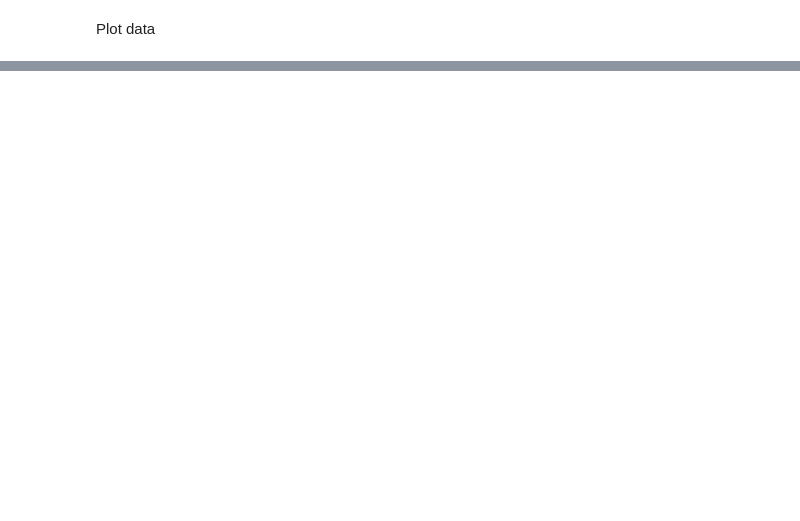
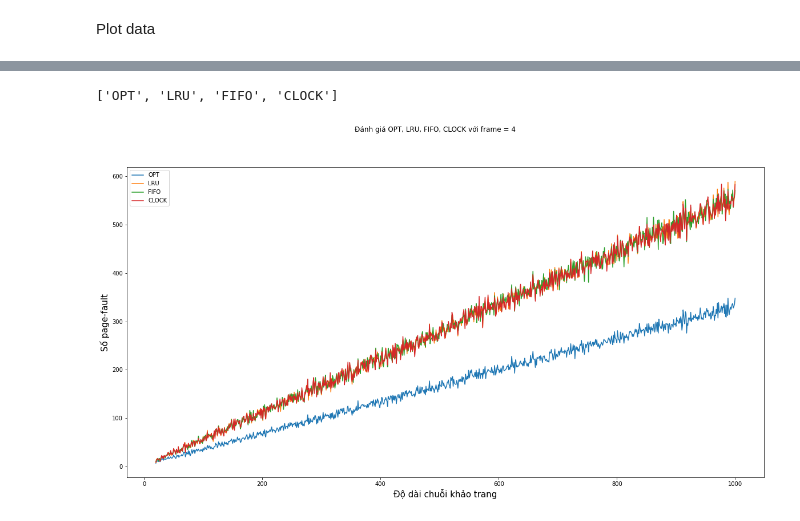
Before and after one commit to minhthanh120/OS-theory, a Jupyter notebook: evaluate.ipynb, the cells around one changed output, grey strips where cells are left out. Drawn from its saved outputs; the diff is of its cells as text; code cells hidden in the pictures; blank space fills up the shorter version.

```diff
--- a/evaluate.ipynb
+++ b/evaluate.ipynb
@@ -48,0 +233,19 @@ Error: Session cannot generate requests
+# %%
+df.columns
+label=[]
+for x in df.columns:
+  label.append(x.upper())
+label
+# %% [output]
+['OPT', 'LRU', 'FIFO', 'CLOCK']
+# %%
+plt.figure(figsize=(20, 10))
+plt.suptitle('Đánh giá OPT, LRU, FIFO, CLOCK với frame = 4')
+plt.plot(df)
+plt.legend(label)
+plt.ylabel('Số page-fault',fontsize=15)
+plt.xlabel('Độ dài chuỗi khảo trang', fontsize=15)
+plt.savefig('f4.png')
+plt.show()
+# %% [output]
+[figure, added]
```
Also changed, not shown: parts of 31 cells of this notebook, 9 other files.
